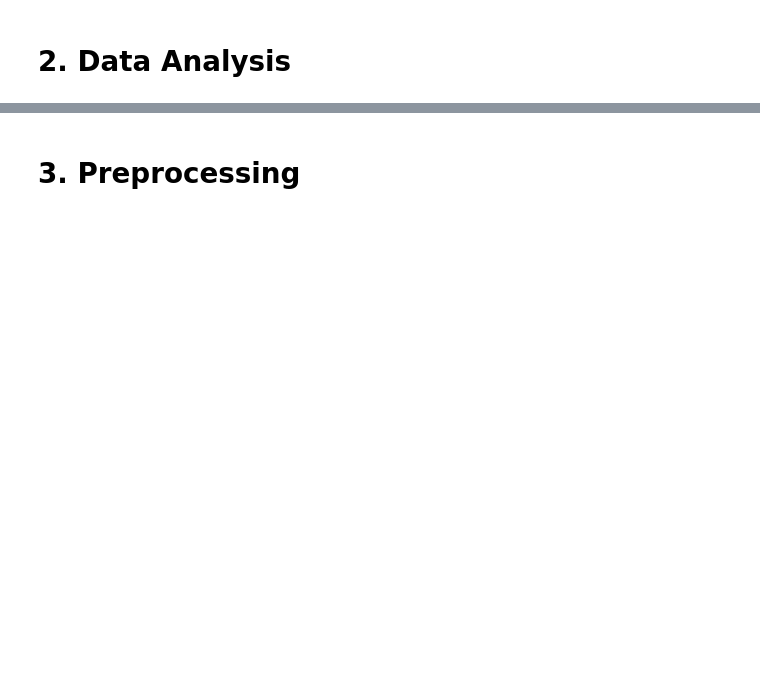
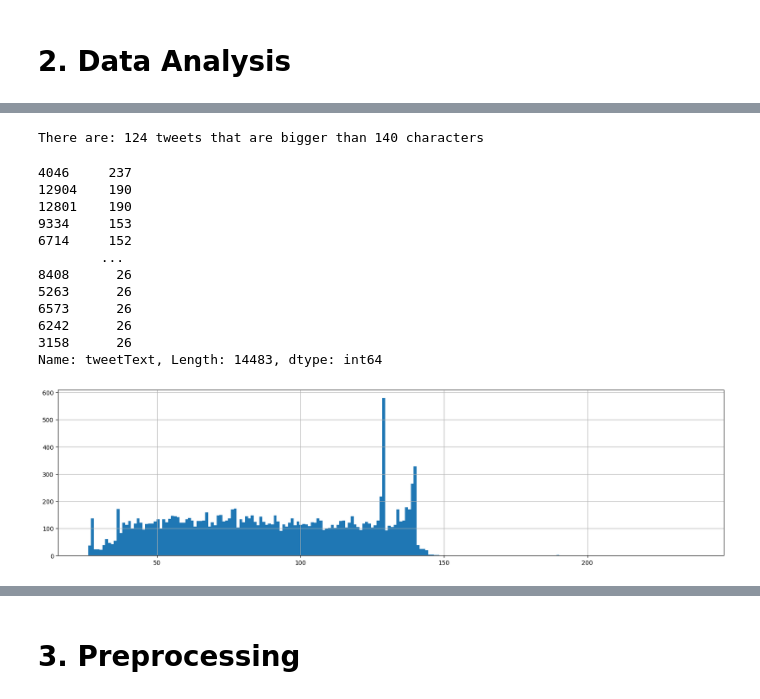
Before and after one commit to OliverButlerSU/FakeNewsDetect-ML, a Jupyter notebook: Source_code.ipynb, the cells around one changed output, grey strips where cells are left out. Drawn from its saved outputs; the diff is of its cells as text; code cells hidden in the pictures; blank space fills up the shorter version.

```diff
--- a/Source_code.ipynb
+++ b/Source_code.ipynb
@@ -104,0 +133,27 @@ There are two tweets with the same tweetId? Not sure how this is possible?
+# %%
+#Get all tweets longer than 140 characters
+longTweets = trainData[trainData['tweetText'].str.len() > 140]
+
+#Sort all tweets by the length
+longTweetsCount = longTweets['tweetText'].str.len().sort_values(ascending=False).count()
+print("There are:", longTweetsCount, "tweets that are bigger than 140 characters")
+
+#Plot the tweet lengths
+trainData['tweetText'].str.len().hist(bins=212, figsize=(20,5))
+trainData['tweetText'].str.len().sort_values(ascending=False)
+#longTweets['tweetText'].str.len().sort_values(ascending=False)
+# %% [output]
+There are: 124 tweets that are bigger than 140 characters
+4046     237
+12904    190
+12801    190
+9334     153
+6714     152
+        ...
+8408      26
+5263      26
+6573      26
+6242      26
+3158      26
+Name: tweetText, Length: 14483, dtype: int64
+[figure, added]
```
Also changed, not shown: parts of 87 cells of this notebook, 7 other files.
